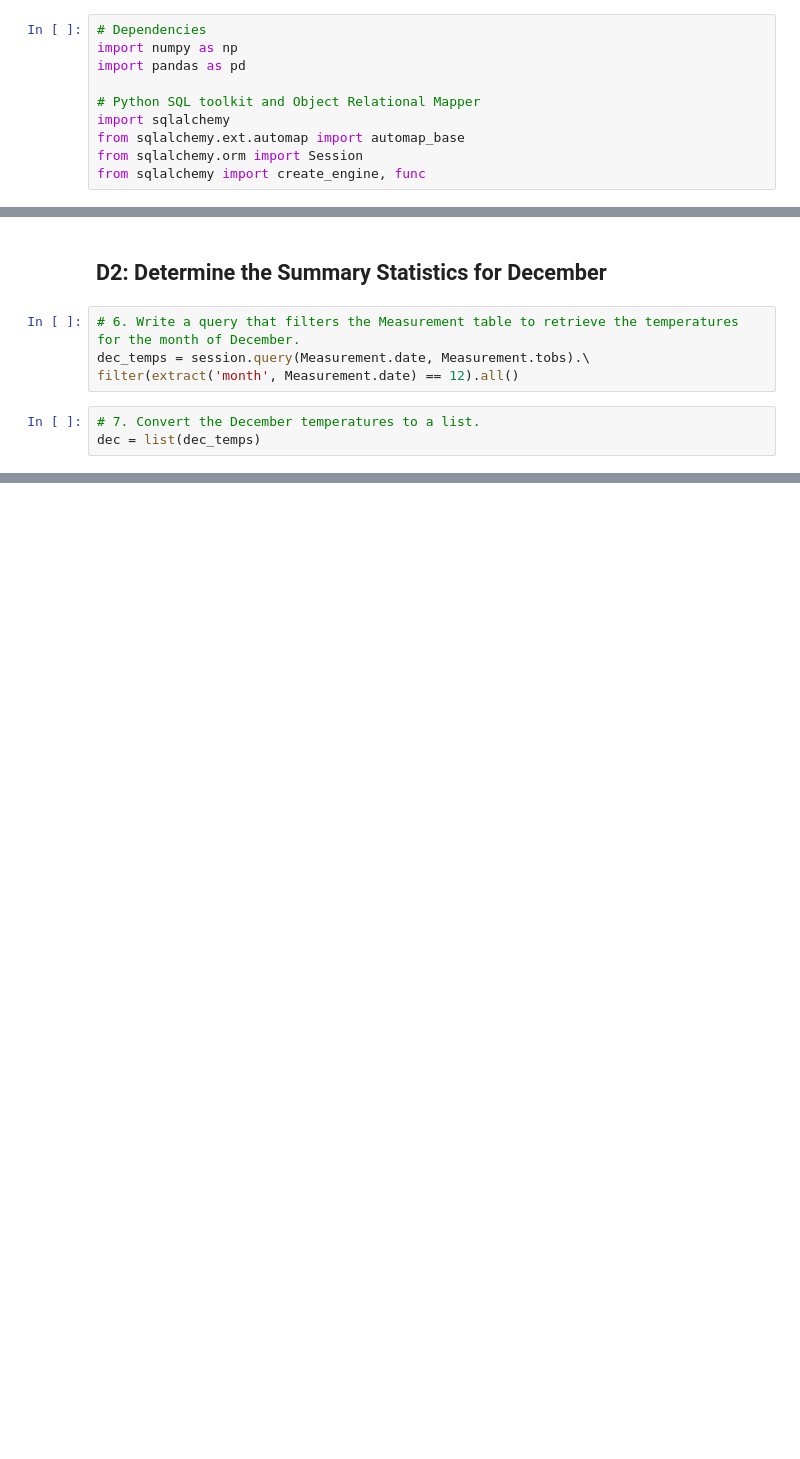
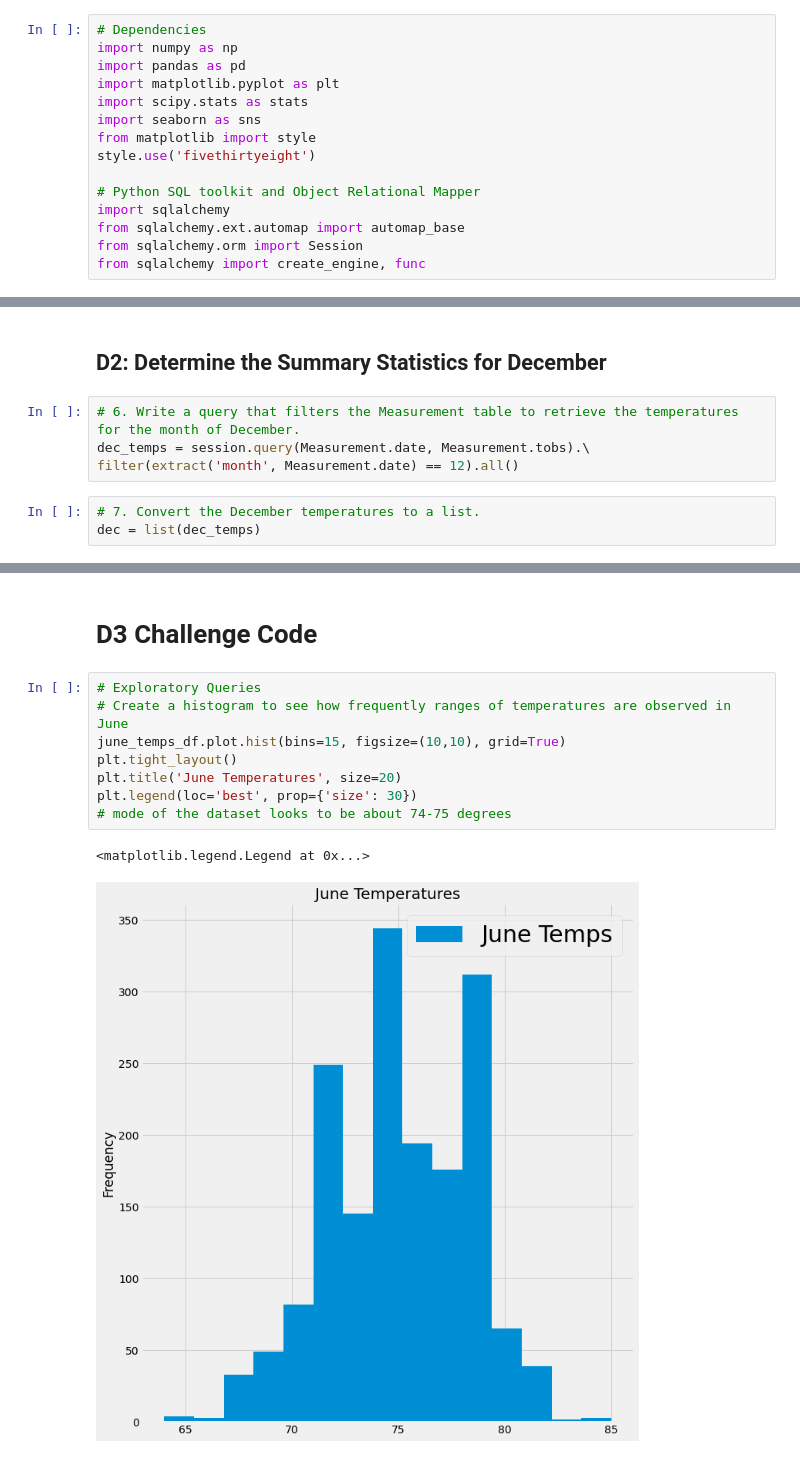
Before and after one commit to ZeroDarkHardy/surfs_up, a Jupyter notebook: SurfsUp_Challenge.ipynb, the cells around one changed output, grey strips where cells are left out. Drawn from its saved outputs; the diff is of its cells as text; blank space fills up the shorter version.

```diff
--- a/SurfsUp_Challenge.ipynb
+++ b/SurfsUp_Challenge.ipynb
@@ -2,6 +2,11 @@
 # Dependencies
 import numpy as np
 import pandas as pd
+import matplotlib.pyplot as plt
+import scipy.stats as stats
+import seaborn as sns
+from matplotlib import style
+style.use('fivethirtyeight')
 
 # Python SQL toolkit and Object Relational Mapper
 import sqlalchemy
@@ -79,0 +101,13 @@ dec_df.describe()
+# %% [markdown]
+# D3 Challenge Code
+# %%
+# Exploratory Queries
+# Create a histogram to see how frequently ranges of temperatures are observed in June
+june_temps_df.plot.hist(bins=15, figsize=(10,10), grid=True)
+plt.tight_layout()
+plt.title('June Temperatures', size=20)
+plt.legend(loc='best', prop={'size': 30})
+# mode of the dataset looks to be about 74-75 degrees
+# %% [output]
+<matplotlib.legend.Legend at 0x...>
+[figure, added]
```
Also changed, not shown: parts of 12 cells of this notebook, 10 other files.
